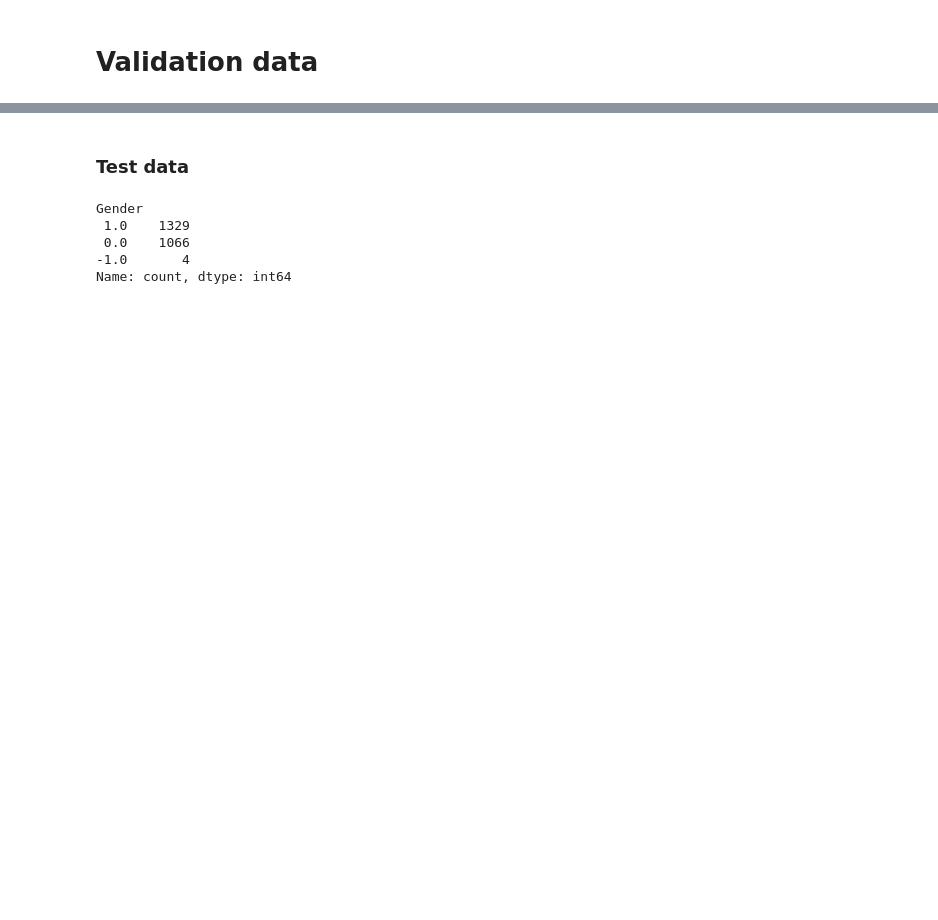
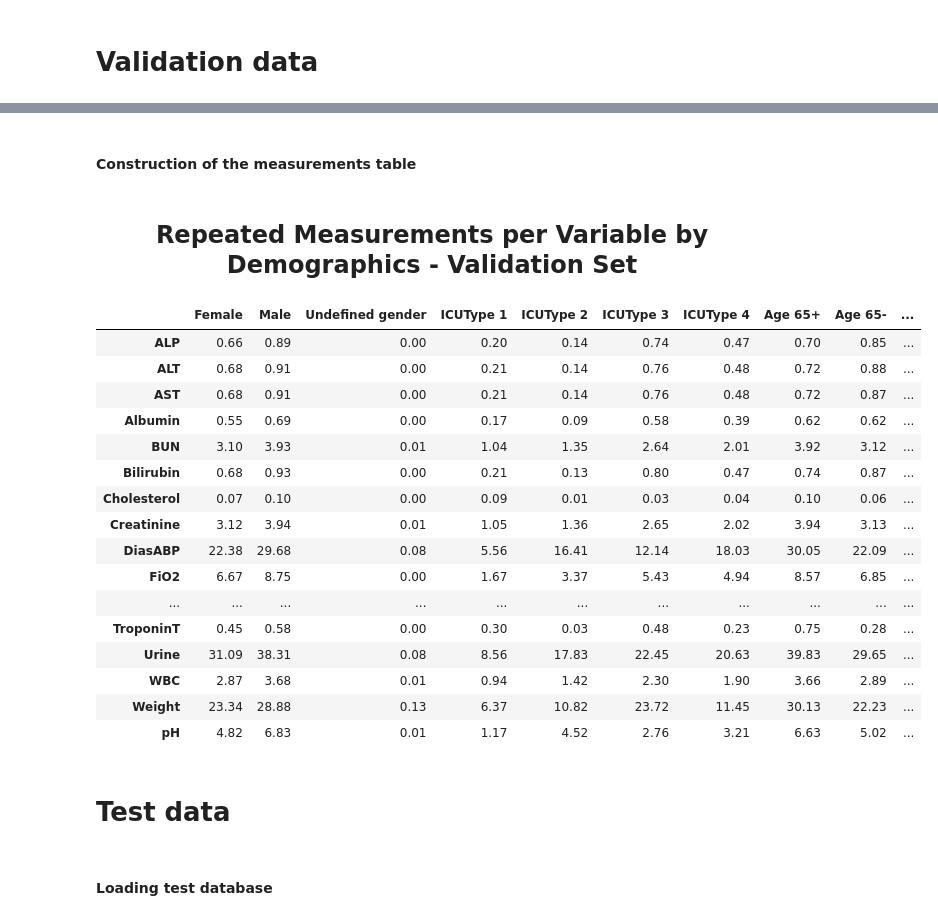
Before and after one commit to IoTDataAtelier/missingdata, a Jupyter notebook: notebooks/preliminary results tables.ipynb, the cells around one changed output, grey strips where cells are left out. Saved outputs shown, nothing was run; the diff lists cells and outputs as text; code cells hidden in the pictures; blank space fills up the shorter version.

```diff
--- a/notebooks/preliminary results tables.ipynb
+++ b/notebooks/preliminary results tables.ipynb
@@ -1504,0 +1824,3 @@ teste.size
+# %%
+classificacao_obesidade_2_measurements_validation = round((classificacao_obesidade_2_validation.count()/total_patients_validation)*100,2)
+classificacao_obesidade_2_measurements_validation
@@ -1504,0 +1873,3 @@ teste.size
+# %%
+classificacao_obesidade_3_measurements_validation = round((classificacao_obesidade_3_validation.count()/total_patients_validation)*100,2)
+classificacao_obesidade_3_measurements_validation
@@ -1550,12 +1941,53 @@ Original Missing Rate per Variable by demographcs - Validation
+# %% [markdown]
+<h4>Construction of the measurements table</h4>
+# %%
+df_measurements_validation = pd.DataFrame(columns=df_columns)
+df_measurements_transpose_validation = df_measurements_validation.T
+df_measurements_transpose_validation["Female"] = female_gender_measurements_validation
+df_measurements_transpose_validation["Male"] = male_gender_measurements_validation
+df_measurements_transpose_validation["Undefined gender"] = undefined_gender_measurements_validation
+df_measurements_transpose_validation["ICUType 1"] = ICUType_1_measurements_validation
+df_measurements_transpose_validation["ICUType 2"] = ICUType_2_measurements_validation
+df_measurements_transpose_validation["ICUType 3"] = ICUType_3_measurements_validation
+df_measurements_transpose_validation["ICUType 4"] = ICUType_4_measurements_validation
+df_measurements_transpose_validation["Age 65+"] = more_than_or_equal_to_65_validation_measurements
+df_measurements_transpose_validation["Age 65-"] = less_than_65_validation_measurements
+df_measurements_transpose_validation["Low Weight"] = classificacao_baixo_peso_measurements_validation
+df_measurements_transpose_validation["Normal Weight"] = classificacao_peso_normal_measurements_validation
+df_measurements_transpose_validation["Overweight"] = classificacao_sobrepeso_measurements_validation
+df_measurements_transpose_validation["Obesity Grade 1"] = classificacao_obesidade_1_measurements_validation
+df_measurements_transpose_validation["Obesity Grade 2"] = classificacao_obesidade_2_measurements_validation
+df_measurements_transpose_validation["Obesity Grade 3"] = classificacao_obesidade_3_measurements_validation
+df_measurements_transpose_validation["Undefined classification"] = classificacao_undefined_measurements_validation
+df_measurements_transpose_validation = df_measurements_transpose_validation.drop("RecordID", axis=0)
+df_measurements_transpose_validation = df_measurements_transpose_validation.drop("level_1", axis=0)
+df_measurements_transpose_validation = df_measurements_transpose_validation.drop("Time", axis=0)
+df_measurements_transpose_validation = df_measurements_transpose_validation.drop("Age", axis=0)
+df_measurements_transpose_validation = df_measurements_transpose_validation.drop("Gender", axis=0)
+display(HTML("<h2 style='text-align: center; font-size: 24px; font-weight: bold;'>Repeated Measurements per Variable by Demographics - Validation Set</h2>"))
+df_measurements_transpose_validation
+# %% [output]
+Repeated Measurements per Variable by Demographics - Validation Set
+|  | Female | Male | Undefined gender | ICUType 1 | ICUType 2 | ICUType 3 | ICUType 4 | Age 65+ | Age 65- | ... |
+| ALP | 0.66 | 0.89 | 0.00 | 0.20 | 0.14 | 0.74 | 0.47 | 0.70 | 0.85 | ... |
+| ALT | 0.68 | 0.91 | 0.00 | 0.21 | 0.14 | 0.76 | 0.48 | 0.72 | 0.88 | ... |
+| AST | 0.68 | 0.91 | 0.00 | 0.21 | 0.14 | 0.76 | 0.48 | 0.72 | 0.87 | ... |
+| Albumin | 0.55 | 0.69 | 0.00 | 0.17 | 0.09 | 0.58 | 0.39 | 0.62 | 0.62 | ... |
+| BUN | 3.10 | 3.93 | 0.01 | 1.04 | 1.35 | 2.64 | 2.01 | 3.92 | 3.12 | ... |
+| Bilirubin | 0.68 | 0.93 | 0.00 | 0.21 | 0.13 | 0.80 | 0.47 | 0.74 | 0.87 | ... |
+| Cholesterol | 0.07 | 0.10 | 0.00 | 0.09 | 0.01 | 0.03 | 0.04 | 0.10 | 0.06 | ... |
+| Creatinine | 3.12 | 3.94 | 0.01 | 1.05 | 1.36 | 2.65 | 2.02 | 3.94 | 3.13 | ... |
+| DiasABP | 22.38 | 29.68 | 0.08 | 5.56 | 16.41 | 12.14 | 18.03 | 30.05 | 22.09 | ... |
+| FiO2 | 6.67 | 8.75 | 0.00 | 1.67 | 3.37 | 5.43 | 4.94 | 8.57 | 6.85 | ... |
+| ... | ... | ... | ... | ... | ... | ... | ... | ... | ... | ... |
+| TroponinT | 0.45 | 0.58 | 0.00 | 0.30 | 0.03 | 0.48 | 0.23 | 0.75 | 0.28 | ... |
+| Urine | 31.09 | 38.31 | 0.08 | 8.56 | 17.83 | 22.45 | 20.63 | 39.83 | 29.65 | ... |
+| WBC | 2.87 | 3.68 | 0.01 | 0.94 | 1.42 | 2.30 | 1.90 | 3.66 | 2.89 | ... |
+| Weight | 23.34 | 28.88 | 0.13 | 6.37 | 10.82 | 23.72 | 11.45 | 30.13 | 22.23 | ... |
+| pH | 4.82 | 6.83 | 0.01 | 1.17 | 4.52 | 2.76 | 3.21 | 6.63 | 5.02 | ... |
 # %% [markdown]
-<h3>Test data</h3>
+# Test data
+# %% [markdown]
+<h4>Loading test database</h4>
 # %%
 test_X = physionet2012_dataset['test_X']
-# %%
-test_X["Gender"].value_counts()
-# %% [output]
-Gender
- 1.0    1329
- 0.0    1066
--1.0       4
-Name: count, dtype: int64
```
Also changed, not shown: parts of 245 cells of this notebook.
